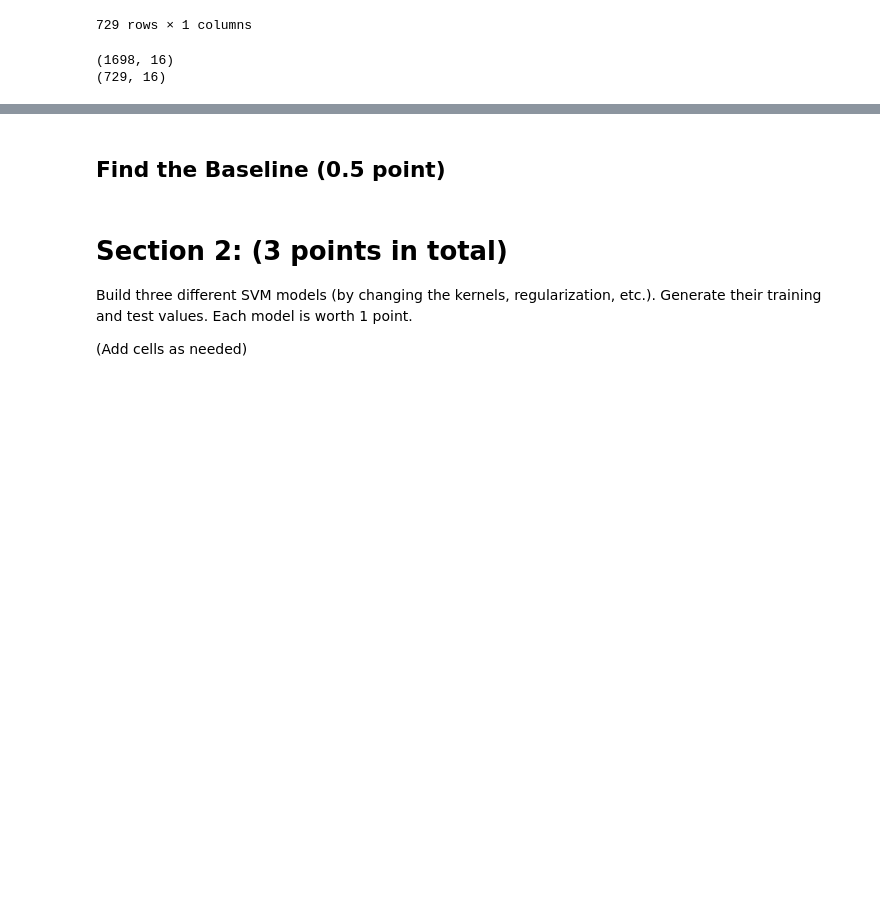
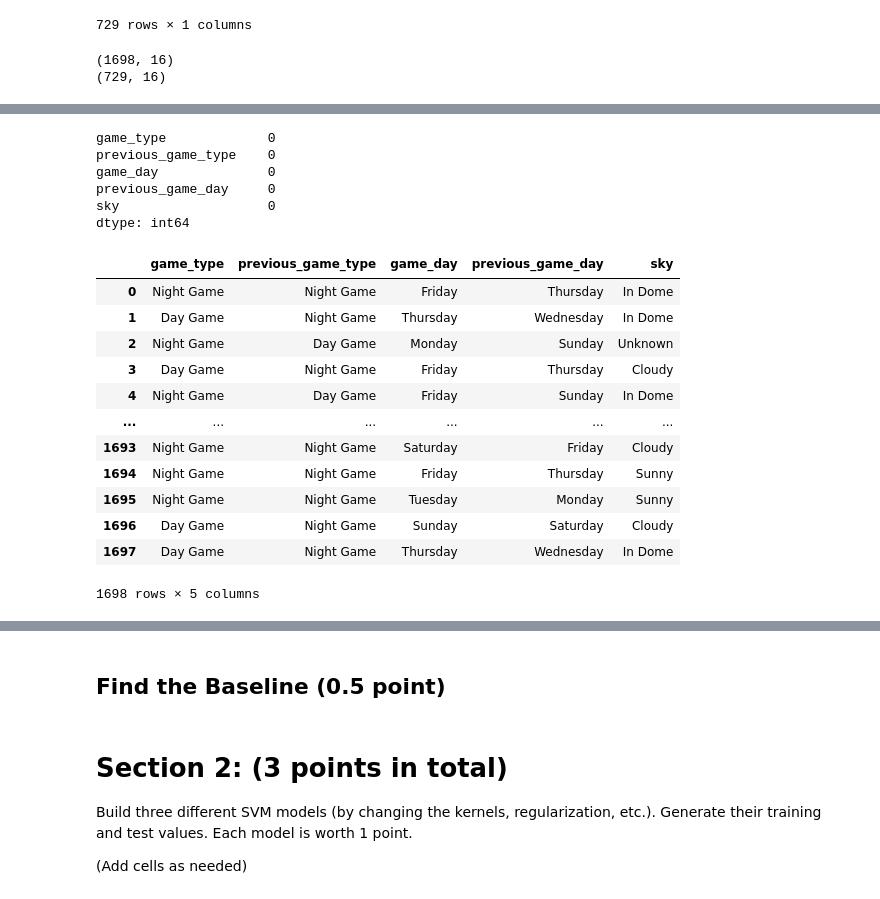
Before and after one commit to Extrieve/DSP-Submissions, a Jupyter notebook: Group work - Classification.ipynb, the cells around one changed output, grey strips where cells are left out. Saved outputs shown, nothing was run; the diff lists cells and outputs as text; code cells hidden in the pictures; blank space fills up the shorter version.

```diff
--- a/Group work - Classification.ipynb
+++ b/Group work - Classification.ipynb
@@ -229,0 +306,29 @@ print(train_input.shape, test_input.shape, sep='\n')
+# %%
+#Processing Categorical
+train_categorical_data.isna().sum()
+#I believe no need to process categorical in this case as there are no null values, NIC please confirm.
+# %% [output]
+game_type             0
+previous_game_type    0
+game_day              0
+previous_game_day     0
+sky                   0
+dtype: int64
+# %%
+#Categorical back to pandas
+train_categorical_DataDF=pd.DataFrame(train_Categorical_data,columns=train_categorical_data.columns).reset_index(drop=True)
+train_categorical_DataDF
+# %% [output]
+|  | game_type | previous_game_type | game_day | previous_game_day | sky |
+| 0 | Night Game | Night Game | Friday | Thursday | In Dome |
+| 1 | Day Game | Night Game | Thursday | Wednesday | In Dome |
+| 2 | Night Game | Day Game | Monday | Sunday | Unknown |
+| 3 | Day Game | Night Game | Friday | Thursday | Cloudy |
+| 4 | Night Game | Day Game | Friday | Sunday | In Dome |
+| ... | ... | ... | ... | ... | ... |
+| 1693 | Night Game | Night Game | Saturday | Friday | Cloudy |
+| 1694 | Night Game | Night Game | Friday | Thursday | Sunny |
+| 1695 | Night Game | Night Game | Tuesday | Monday | Sunny |
+| 1696 | Day Game | Night Game | Sunday | Saturday | Cloudy |
+| 1697 | Day Game | Night Game | Thursday | Wednesday | In Dome |
+1698 rows × 5 columns
```
Also changed, not shown: parts of 15 cells of this notebook, 1 other file.
